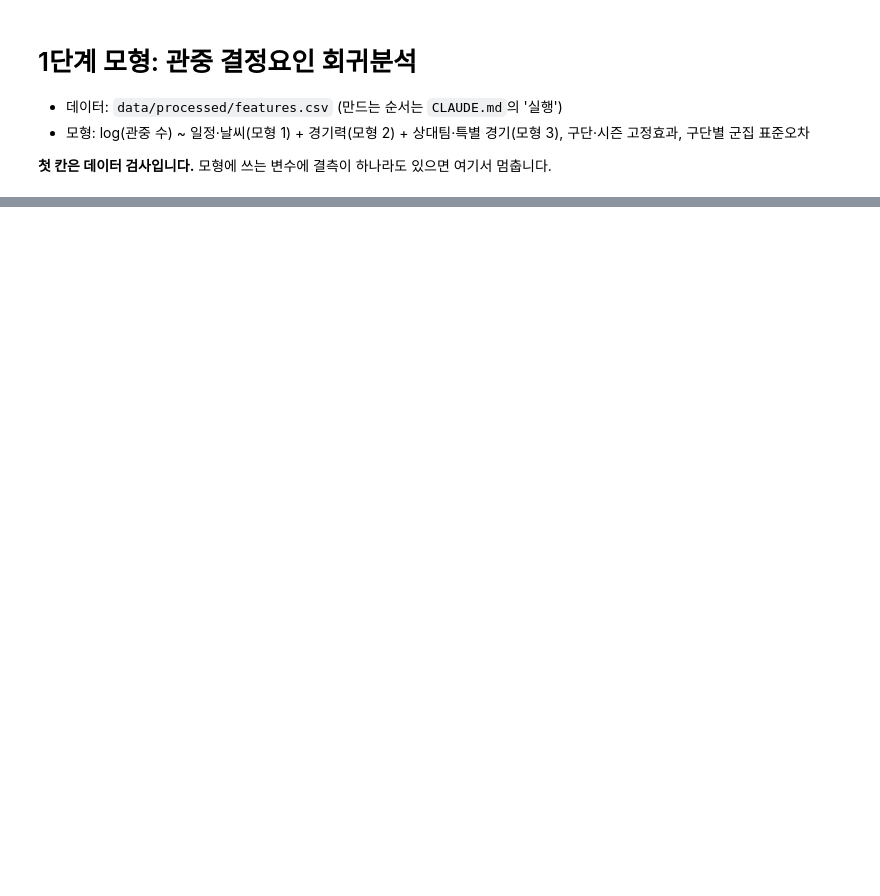
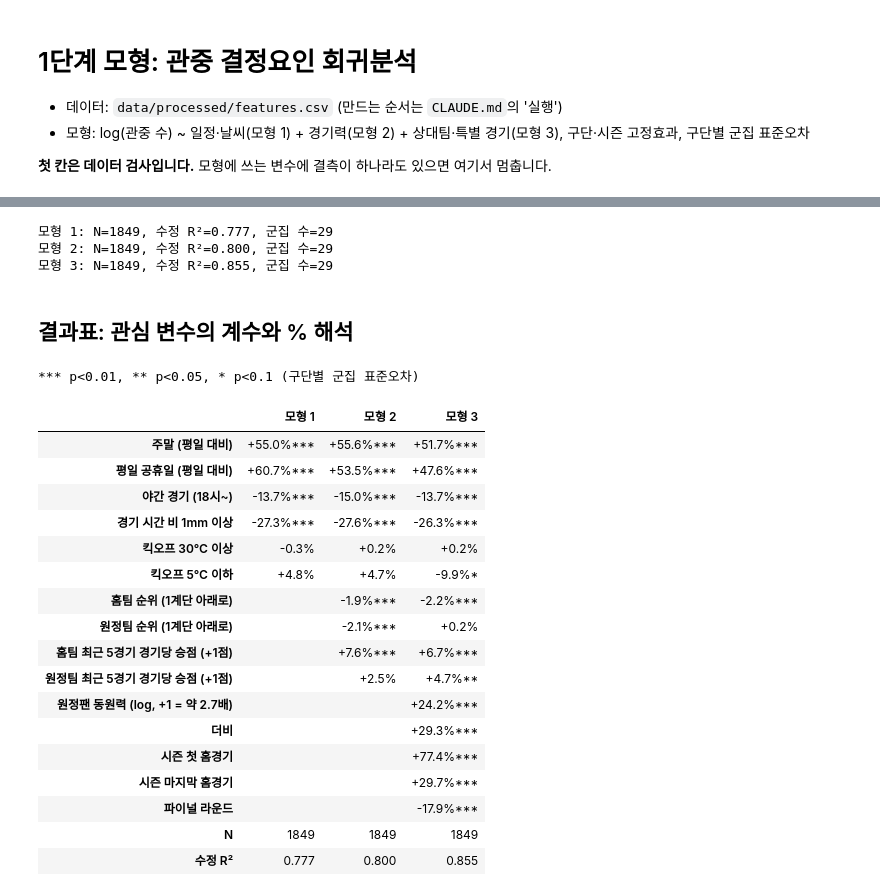
Before and after one commit to kkangho5467/kleague-attendance-analysis, a Jupyter notebook: notebooks/02_models.ipynb, the cells around one changed output, grey strips where cells are left out. Drawn from its saved outputs; the diff is of its cells as text; code cells hidden in the pictures; blank space fills up the shorter version.

```diff
--- a/notebooks/02_models.ipynb
+++ b/notebooks/02_models.ipynb
@@ -31,0 +48,77 @@ print(f"검사 통과: {len(model_df)}경기 (제외 {df['excluded'].sum()}경
+# %%
+import numpy as np
+import statsmodels.formula.api as smf
+from statsmodels.stats.outliers_influence import variance_inflation_factor
+
+d = model_df.copy()
+d["k1"] = (d["league"] == "K리그1").astype(int)
+for col in ["night", "rain", "hot", "cold", "rain_alt", "hot_alt", "cold_alt"]:
+    d[col] = d[col].astype(int)
+
+FE = "C(home_team) + C(season) + k1 + C(month, Treatment(3))"
+M1 = "C(day_type, Treatment('평일')) + night + rain + hot + cold"
+M2 = M1 + " + home_rank_pre + away_rank_pre + home_form5 + away_form5 + home_first_game + away_first_game"
+M3 = M2 + " + ln_away_fans_pre + away_fans_missing + derby + home_opener + last_home + final_round"
+
+def fit(rhs, data):
+    """구단·시즌 고정효과 OLS, 구단별 군집 표준오차"""
+    groups = data["home_team"].astype("category").cat.codes
+    return smf.ols(f"ln_attendance ~ {rhs} + {FE}", data=data).fit(cov_type="cluster", cov_kwds={"groups": groups})
+
+models = {"모형 1": fit(M1, d), "모형 2": fit(M2, d), "모형 3": fit(M3, d)}
+for k, m in models.items():
+    print(f"{k}: N={int(m.nobs)}, 수정 R²={m.rsquared_adj:.3f}, 군집 수={d['home_team'].nunique()}")
+# %% [output]
+모형 1: N=1849, 수정 R²=0.777, 군집 수=29
+모형 2: N=1849, 수정 R²=0.800, 군집 수=29
+모형 3: N=1849, 수정 R²=0.855, 군집 수=29
+# %% [markdown]
+## 결과표: 관심 변수의 계수와 % 해석
+# %%
+LABELS = {
+    "C(day_type, Treatment('평일'))[T.주말]": "주말 (평일 대비)",
+    "C(day_type, Treatment('평일'))[T.평일공휴일]": "평일 공휴일 (평일 대비)",
+    "night": "야간 경기 (18시~)", "rain": "경기 시간 비 1mm 이상", "hot": "킥오프 30℃ 이상", "cold": "킥오프 5℃ 이하",
+    "home_rank_pre": "홈팀 순위 (1계단 아래로)", "away_rank_pre": "원정팀 순위 (1계단 아래로)",
+    "home_form5": "홈팀 최근 5경기 경기당 승점 (+1점)", "away_form5": "원정팀 최근 5경기 경기당 승점 (+1점)",
+    "ln_away_fans_pre": "원정팬 동원력 (log, +1 = 약 2.7배)", "derby": "더비",
+    "home_opener": "시즌 첫 홈경기", "last_home": "시즌 마지막 홈경기", "final_round": "파이널 라운드",
+}
+
+def table(m):
+    t = pd.DataFrame({"b": m.params, "se": m.bse, "p": m.pvalues}).loc[[k for k in LABELS if k in m.params.index]]
+    t["효과(%)"] = (np.exp(t["b"]) - 1) * 100
+    t["95% 하한(%)"] = (np.exp(t["b"] - 1.96 * t["se"]) - 1) * 100
+    t["95% 상한(%)"] = (np.exp(t["b"] + 1.96 * t["se"]) - 1) * 100
+    t.index = [LABELS[k] for k in t.index]
+    return t
+
+def stars(p):
+    return "***" if p < 0.01 else "**" if p < 0.05 else "*" if p < 0.1 else ""
+
+side = pd.concat({k: table(m).apply(lambda r: f"{r['효과(%)']:+.1f}%{stars(r['p'])}", axis=1) for k, m in models.items()}, axis=1)
+side = side.astype(object)
+side.loc["N"] = [int(m.nobs) for m in models.values()]
+side.loc["수정 R²"] = [f"{m.rsquared_adj:.3f}" for m in models.values()]
+print("*** p<0.01, ** p<0.05, * p<0.1 (구단별 군집 표준오차)")
+side.fillna("")
+# %% [output]
+*** p<0.01, ** p<0.05, * p<0.1 (구단별 군집 표준오차)
+|  | 모형 1 | 모형 2 | 모형 3 |
+| 주말 (평일 대비) | +55.0%*** | +55.6%*** | +51.7%*** |
+| 평일 공휴일 (평일 대비) | +60.7%*** | +53.5%*** | +47.6%*** |
+| 야간 경기 (18시~) | -13.7%*** | -15.0%*** | -13.7%*** |
+| 경기 시간 비 1mm 이상 | -27.3%*** | -27.6%*** | -26.3%*** |
+| 킥오프 30℃ 이상 | -0.3% | +0.2% | +0.2% |
+| 킥오프 5℃ 이하 | +4.8% | +4.7% | -9.9%* |
+| 홈팀 순위 (1계단 아래로) |  | -1.9%*** | -2.2%*** |
+| 원정팀 순위 (1계단 아래로) |  | -2.1%*** | +0.2% |
+| 홈팀 최근 5경기 경기당 승점 (+1점) |  | +7.6%*** | +6.7%*** |
+| 원정팀 최근 5경기 경기당 승점 (+1점) |  | +2.5% | +4.7%** |
+| 원정팬 동원력 (log, +1 = 약 2.7배) |  |  | +24.2%*** |
+| 더비 |  |  | +29.3%*** |
+| 시즌 첫 홈경기 |  |  | +77.4%*** |
+| 시즌 마지막 홈경기 |  |  | +29.7%*** |
+| 파이널 라운드 |  |  | -17.9%*** |
+| N | 1849 | 1849 | 1849 |
+| 수정 R² | 0.777 | 0.800 | 0.855 |
```
Also changed, not shown: parts of 9 cells of this notebook, 7 other files.
